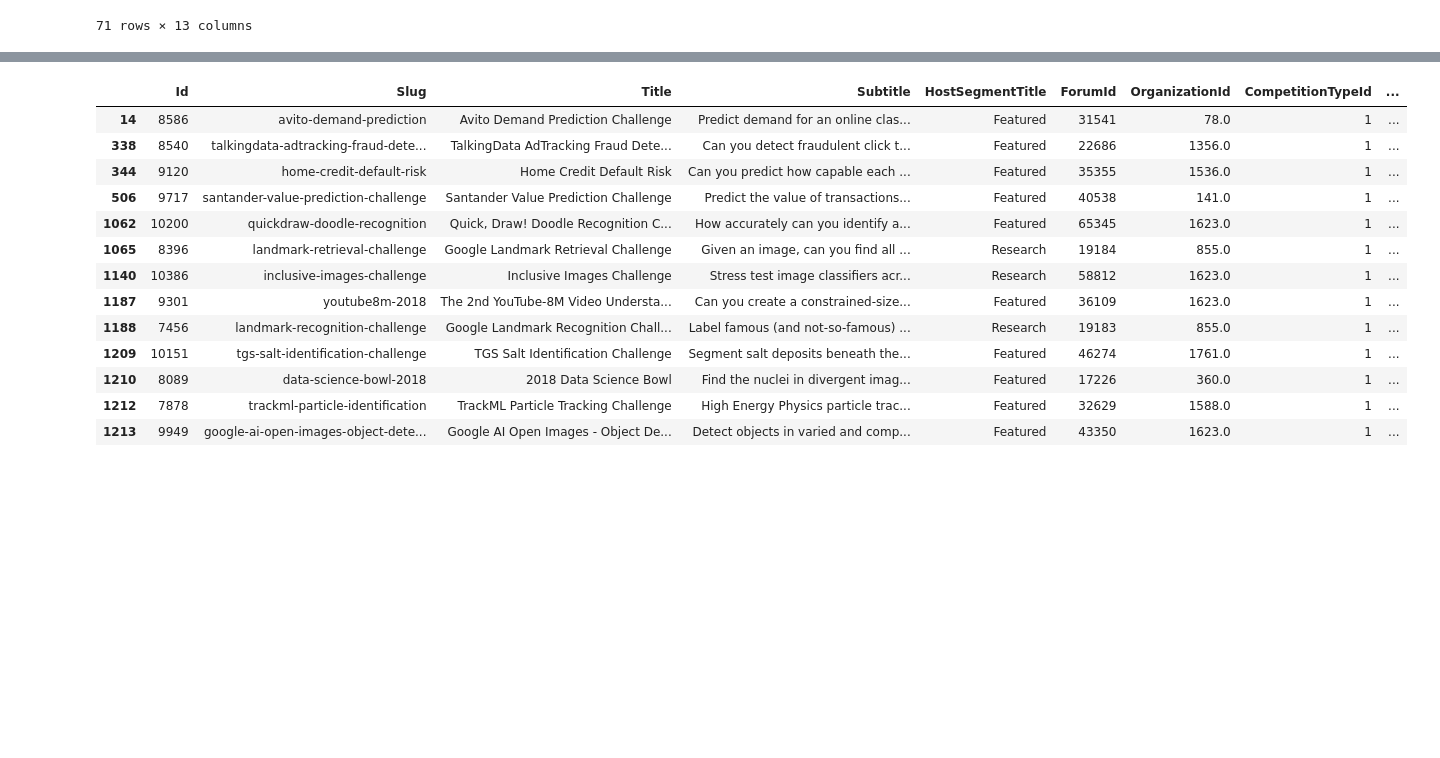
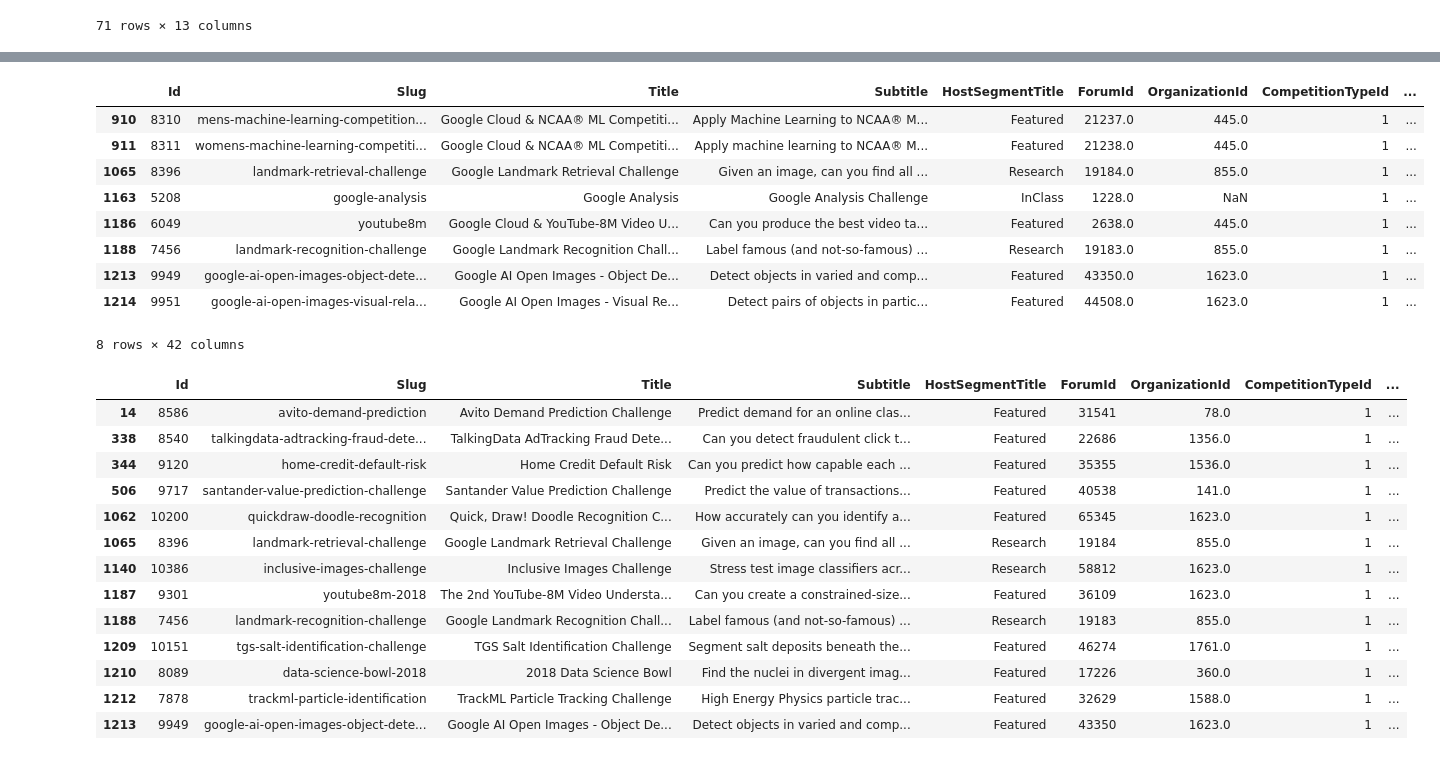
Before and after one commit to upura/upura.hatenablog, a Jupyter notebook: kaggle_forum/index.ipynb, the cells around one changed output, grey strips where cells are left out. Drawn from its saved outputs; the diff is of its cells as text; code cells hidden in the pictures; blank space fills up the shorter version.

Commit message:
analysis for lacked compe

```diff
--- a/kaggle_forum/index.ipynb
+++ b/kaggle_forum/index.ipynb
@@ -37,3 +45,16 @@ df2018
+# %%
+compe[compe['Title'].str.contains('Google', na=False)]
+# %% [output]
+|  | Id | Slug | Title | Subtitle | HostSegmentTitle | ForumId | OrganizationId | CompetitionTypeId | ... |
+| 910 | 8310 | mens-machine-learning-competition... | Google Cloud & NCAA® ML Competiti... | Apply Machine Learning to NCAA® M... | Featured | 21237.0 | 445.0 | 1 | ... |
+| 911 | 8311 | womens-machine-learning-competiti... | Google Cloud & NCAA® ML Competiti... | Apply machine learning to NCAA® M... | Featured | 21238.0 | 445.0 | 1 | ... |
+| 1065 | 8396 | landmark-retrieval-challenge | Google Landmark Retrieval Challenge | Given an image, can you find all ... | Research | 19184.0 | 855.0 | 1 | ... |
+| 1163 | 5208 | google-analysis | Google Analysis | Google Analysis Challenge | InClass | 1228.0 | NaN | 1 | ... |
+| 1186 | 6049 | youtube8m | Google Cloud & YouTube-8M Video U... | Can you produce the best video ta... | Featured | 2638.0 | 445.0 | 1 | ... |
+| 1188 | 7456 | landmark-recognition-challenge | Google Landmark Recognition Chall... | Label famous (and not-so-famous) ... | Research | 19183.0 | 855.0 | 1 | ... |
+| 1213 | 9949 | google-ai-open-images-object-dete... | Google AI Open Images - Object De... | Detect objects in varied and comp... | Featured | 43350.0 | 1623.0 | 1 | ... |
+| 1214 | 9951 | google-ai-open-images-visual-rela... | Google AI Open Images - Visual Re... | Detect pairs of objects in partic... | Featured | 44508.0 | 1623.0 | 1 | ... |
+8 rows × 42 columns
 # %%
 compe['EnabledDate'] = pd.to_datetime(compe['EnabledDate'])
 # %%
```
Also changed, not shown: parts of 1 cell of this notebook.
